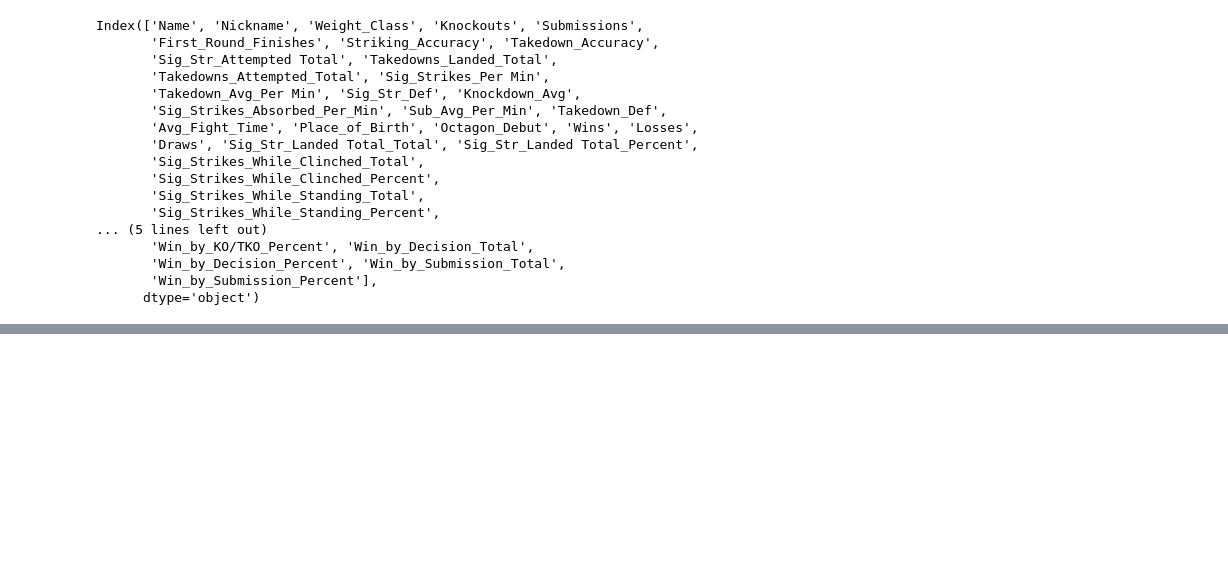
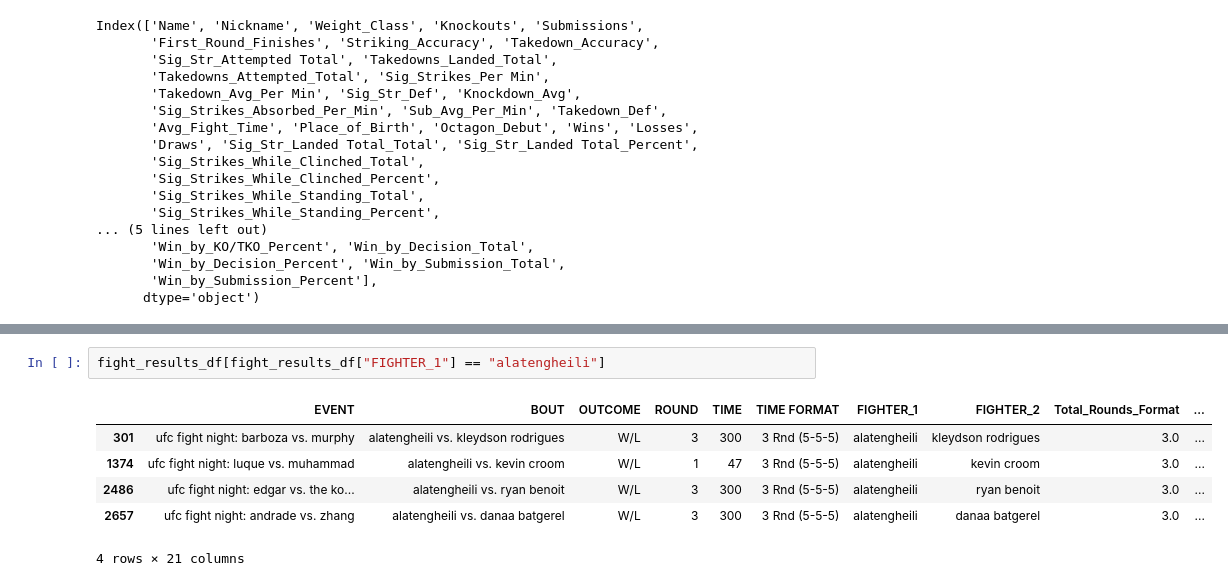
Before and after one commit to aduy2408/UFC-Matches-Analysis, a Jupyter notebook: processed_data/interactive_dashboard.ipynb, the cells around one changed output, grey strips where cells are left out. Saved outputs shown, nothing was run; the diff lists cells and outputs as text; blank space fills up the shorter version.

```diff
--- a/processed_data/interactive_dashboard.ipynb
+++ b/processed_data/interactive_dashboard.ipynb
@@ -75,0 +51,9 @@ AttributeError: 'str' object has no attribute 'strftime'
+# %%
+fight_results_df[fight_results_df["FIGHTER_1"] == "alatengheili"]
+# %% [output]
+|  | EVENT | BOUT | OUTCOME | ROUND | TIME | TIME FORMAT | FIGHTER_1 | FIGHTER_2 | Total_Rounds_Format | ... |
+| 301 | ufc fight night: barboza vs. murphy | alatengheili vs. kleydson rodrigues | W/L | 3 | 300 | 3 Rnd (5-5-5) | alatengheili | kleydson rodrigues | 3.0 | ... |
+| 1374 | ufc fight night: luque vs. muhammad | alatengheili vs. kevin croom | W/L | 1 | 47 | 3 Rnd (5-5-5) | alatengheili | kevin croom | 3.0 | ... |
+| 2486 | ufc fight night: edgar vs. the ko... | alatengheili vs. ryan benoit | W/L | 3 | 300 | 3 Rnd (5-5-5) | alatengheili | ryan benoit | 3.0 | ... |
+| 2657 | ufc fight night: andrade vs. zhang | alatengheili vs. danaa batgerel | W/L | 3 | 300 | 3 Rnd (5-5-5) | alatengheili | danaa batgerel | 3.0 | ... |
+4 rows × 21 columns
```
Also changed, not shown: parts of 5 cells of this notebook, 6 other files.
